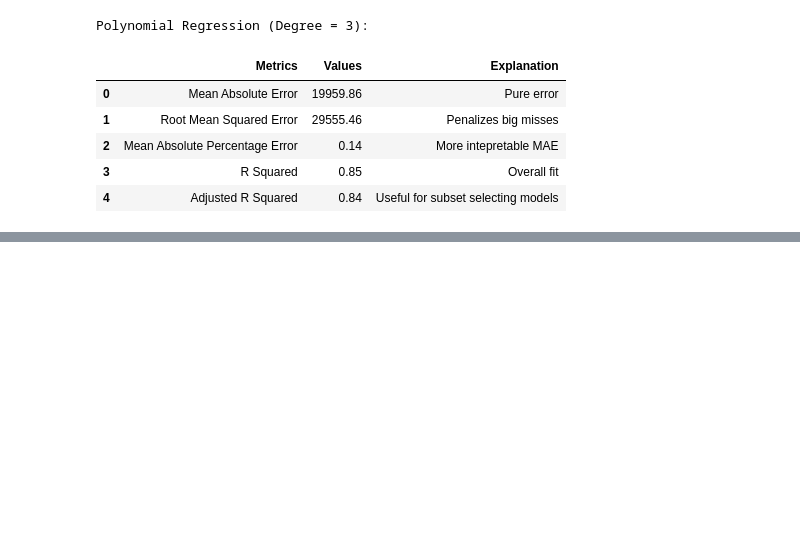
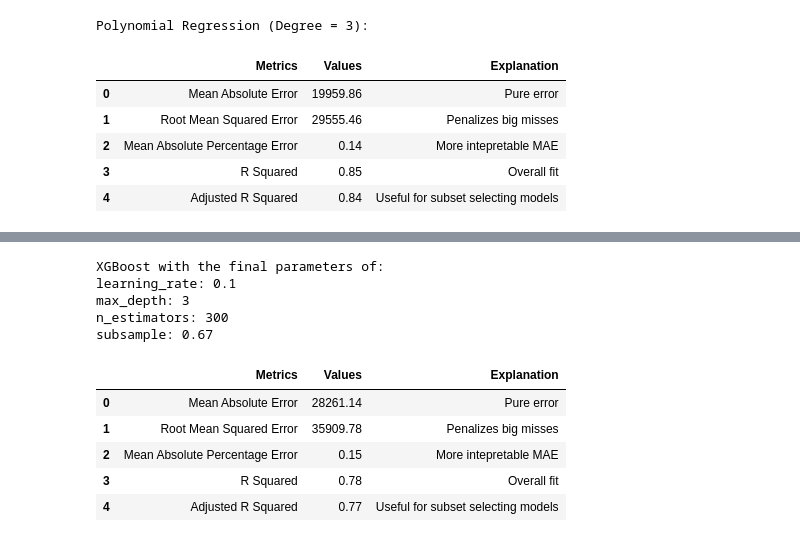
Before and after one commit to NickMcKenna05/CS434HousingProject, a Jupyter notebook: CS434ProjectModels.ipynb, the cells around one changed output, grey strips where cells are left out. Cells and saved outputs as stored; diff of their text form; code cells hidden in the pictures; blank space fills up the shorter version.

```diff
--- a/CS434ProjectModels.ipynb
+++ b/CS434ProjectModels.ipynb
@@ -217,0 +299,47 @@ Polynomial Regression (Degree = 3):
+# %%
+import xgboost as xgb
+
+scoring = {
+    "MAE": 'neg_mean_absolute_error',
+    "MAPE": 'neg_mean_absolute_percentage_error',
+    "MSE": 'neg_mean_squared_error',
+    "R2": 'r2'
+}
+
+params = {
+    "n_estimators": (100, 200, 300, 400),
+    "max_depth": (3, 6, 9),
+    "learning_rate": (0.01, 0.1, 0.5, 1),
+    "subsample": (0.33, 0.67, 1)
+}
+
+model = xgb.XGBRegressor(tree_method="hist", device="cuda")
+
+grid = GridSearchCV(estimator=model, param_grid=params, scoring=scoring, refit="MAE")
+
+grid.fit(x_train, y_train)
+
+y_pred = grid.predict(x_test)
+mae = mean_absolute_error(y_test, y_pred)
+mape = mean_absolute_percentage_error(y_test, y_pred)
+rmse = np.sqrt(mean_squared_error(y_test, y_pred))
+r2 = r2_score(y_test, y_pred)
+
+metrics = create_metrics(mae, rmse, mape, r2)
+print(f"XGBoost with the final parameters of: ")
+
+for key, value in grid.best_params_.items():
+    print(f"{key}: {value}")
+metrics.head()
+# %% [output]
+XGBoost with the final parameters of:
+learning_rate: 0.1
+max_depth: 3
+n_estimators: 300
+subsample: 0.67
+|  | Metrics | Values | Explanation |
+| 0 | Mean Absolute Error | 28261.14 | Pure error |
+| 1 | Root Mean Squared Error | 35909.78 | Penalizes big misses |
+| 2 | Mean Absolute Percentage Error | 0.15 | More intepretable MAE |
+| 3 | R Squared | 0.78 | Overall fit |
+| 4 | Adjusted R Squared | 0.77 | Useful for subset selecting models |
```
Also changed, not shown: parts of 8 cells of this notebook.
